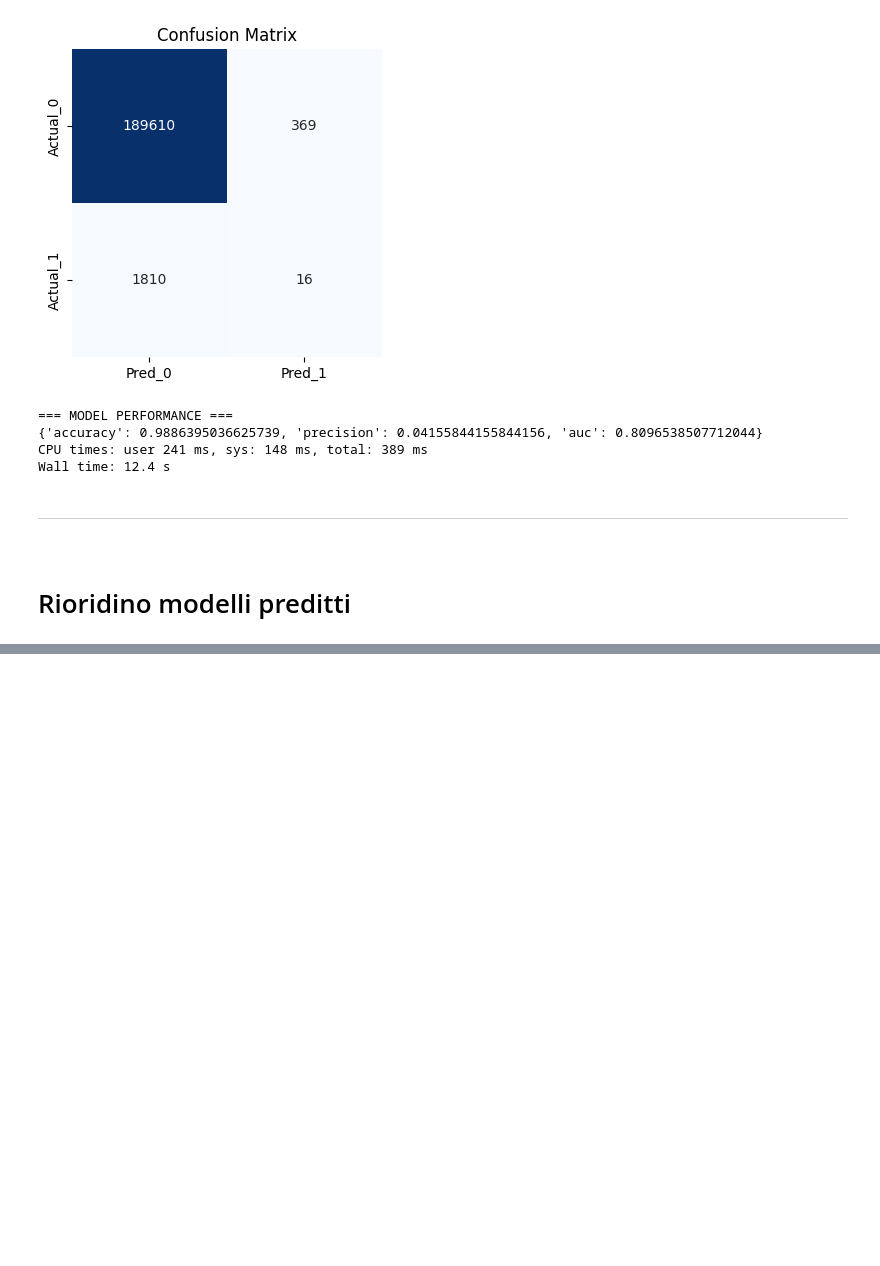
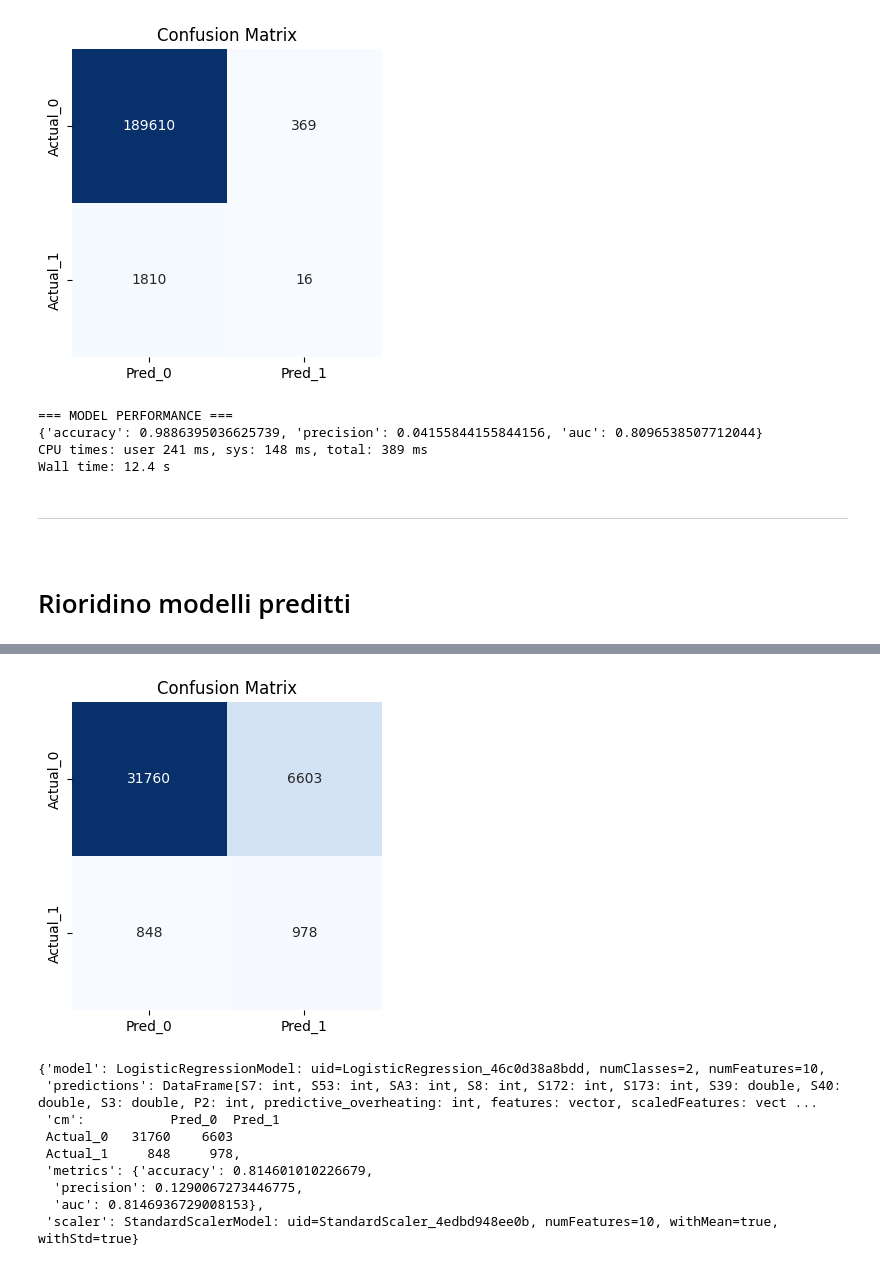
Before and after one commit to RaffaeleSabatini/MAPD2025_proj3, a Jupyter notebook: Group04.ipynb, the cells around one changed output, grey strips where cells are left out. Cells and saved outputs as stored; diff of their text form; code cells hidden in the pictures; blank space fills up the shorter version.

```diff
--- a/Group04.ipynb
+++ b/Group04.ipynb
@@ -2123,0 +2256,14 @@ Wall time: 12.4 s
+# %%
+# --------- Logistic Regression ---------
+logistic(df_data, top_corr_alarm, target, weight_class1=10)
+# %% [output]
+[figure, added]
+{'model': LogisticRegressionModel: uid=LogisticRegression_46c0d38a8bdd, numClasses=2, numFeatures=10,
+ 'predictions': DataFrame[S7: int, S53: int, SA3: int, S8: int, S172: int, S173: int, S39: double, S40: double, S3: double, P2: int, predictive_overheating: int, features: vector, scaledFeatures: vect ...
+ 'cm':           Pred_0  Pred_1
+ Actual_0   31760    6603
+ Actual_1     848     978,
+ 'metrics': {'accuracy': 0.814601010226679,
+  'precision': 0.1290067273446775,
+  'auc': 0.8146936729008153},
+ 'scaler': StandardScalerModel: uid=StandardScaler_4edbd948ee0b, numFeatures=10, withMean=true, withStd=true}
```
Also changed, not shown: parts of 5 cells of this notebook.
